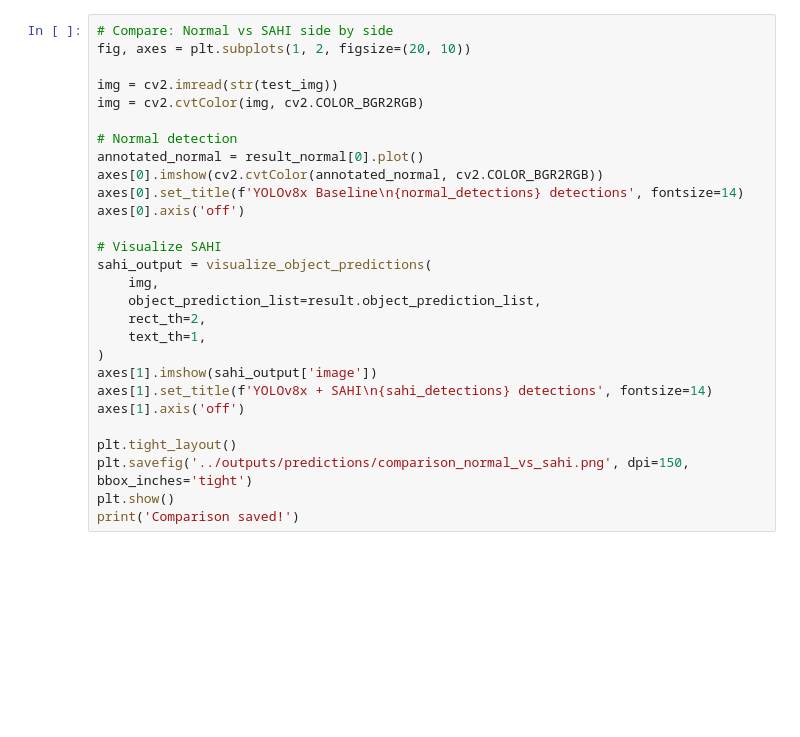
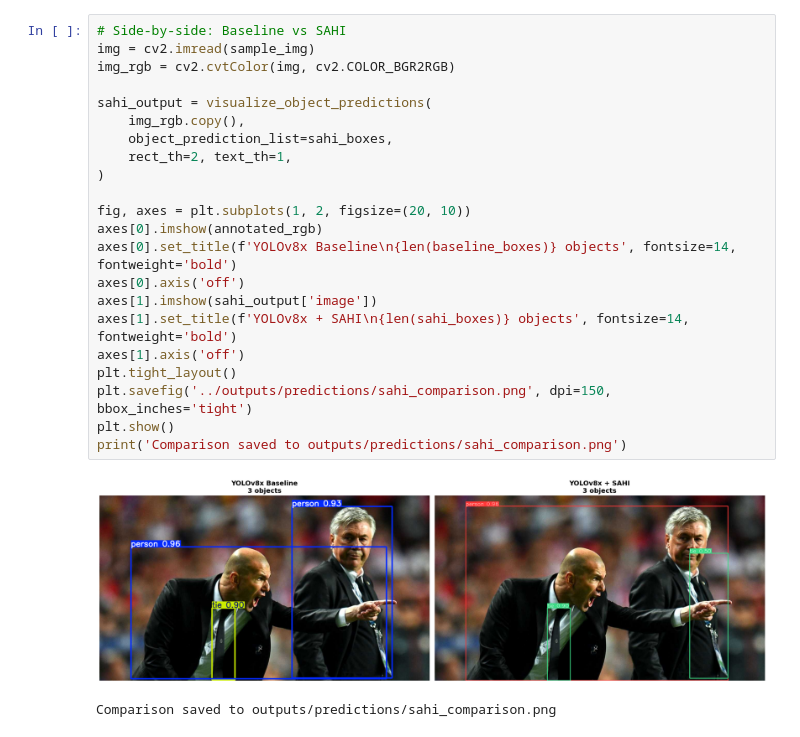
Before and after one commit to satzgits/satellite-object-detection, a Jupyter notebook: notebooks/01_data_prep_and_training.ipynb, the cells around one changed output. Cells and saved outputs as stored; diff of their text form; blank space fills up the shorter version.

```diff
--- a/notebooks/01_data_prep_and_training.ipynb
+++ b/notebooks/01_data_prep_and_training.ipynb
@@ -307,30 +184,27 @@ if test_img:
 # %%
-# Compare: Normal vs SAHI side by side
+# Side-by-side: Baseline vs SAHI
+img = cv2.imread(sample_img)
+img_rgb = cv2.cvtColor(img, cv2.COLOR_BGR2RGB)
+
+sahi_output = visualize_object_predictions(
+    img_rgb.copy(),
+    object_prediction_list=sahi_boxes,
+    rect_th=2, text_th=1,
+)
+
 fig, axes = plt.subplots(1, 2, figsize=(20, 10))
-
-img = cv2.imread(str(test_img))
-img = cv2.cvtColor(img, cv2.COLOR_BGR2RGB)
-
-# Normal detection
-annotated_normal = result_normal[0].plot()
-axes[0].imshow(cv2.cvtColor(annotated_normal, cv2.COLOR_BGR2RGB))
-axes[0].set_title(f'YOLOv8x Baseline\n{normal_detections} detections', fontsize=14)
+axes[0].imshow(annotated_rgb)
+axes[0].set_title(f'YOLOv8x Baseline\n{len(baseline_boxes)} objects', fontsize=14, fontweight='bold')
 axes[0].axis('off')
-
-# Visualize SAHI
-sahi_output = visualize_object_predictions(
-    img,
-    object_prediction_list=result.object_prediction_list,
-    rect_th=2,
-    text_th=1,
-)
 axes[1].imshow(sahi_output['image'])
-axes[1].set_title(f'YOLOv8x + SAHI\n{sahi_detections} detections', fontsize=14)
+axes[1].set_title(f'YOLOv8x + SAHI\n{len(sahi_boxes)} objects', fontsize=14, fontweight='bold')
 axes[1].axis('off')
-
 plt.tight_layout()
-plt.savefig('../outputs/predictions/comparison_normal_vs_sahi.png', dpi=150, bbox_inches='tight')
+plt.savefig('../outputs/predictions/sahi_comparison.png', dpi=150, bbox_inches='tight')
 plt.show()
-print('Comparison saved!')
+print('Comparison saved to outputs/predictions/sahi_comparison.png')
+# %% [output]
+[figure, added]
+Comparison saved to outputs/predictions/sahi_comparison.png
 # %% [markdown]
 ---
```
Also changed, not shown: parts of 26 cells of this notebook, 2 other files.
